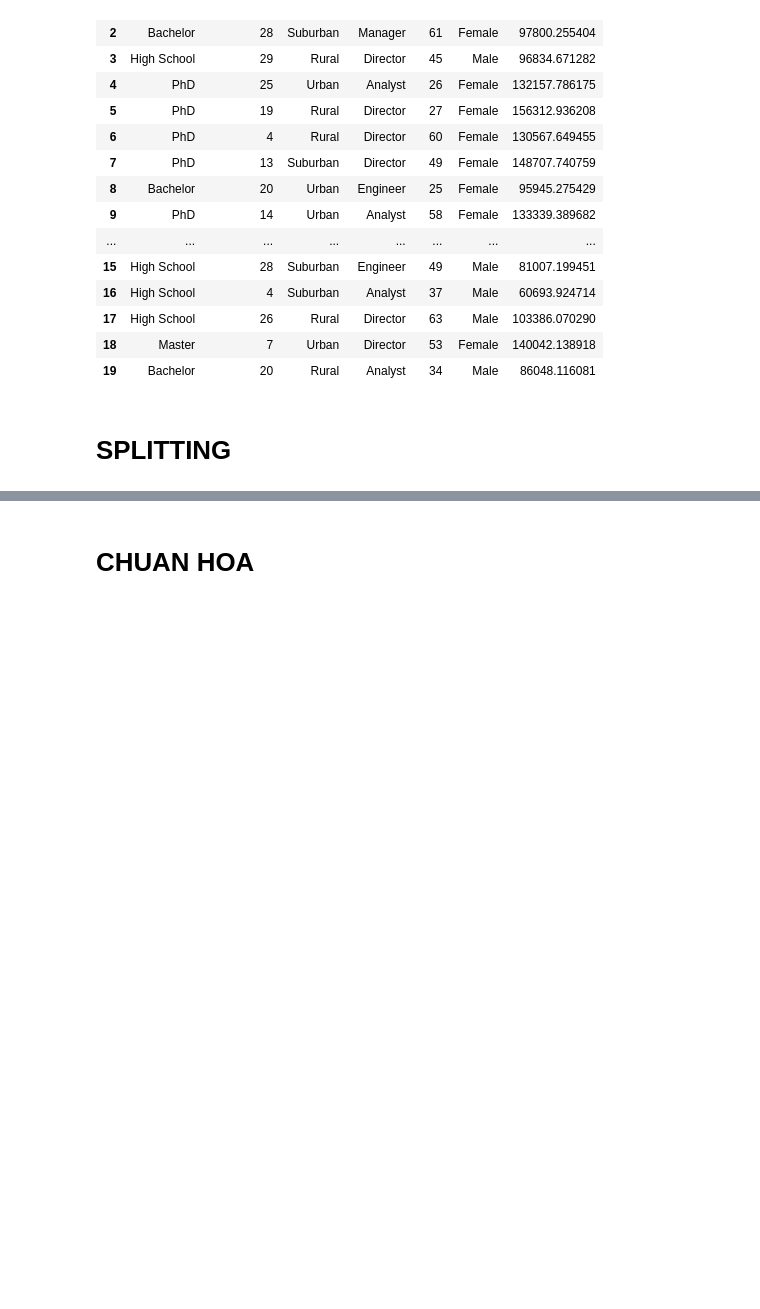
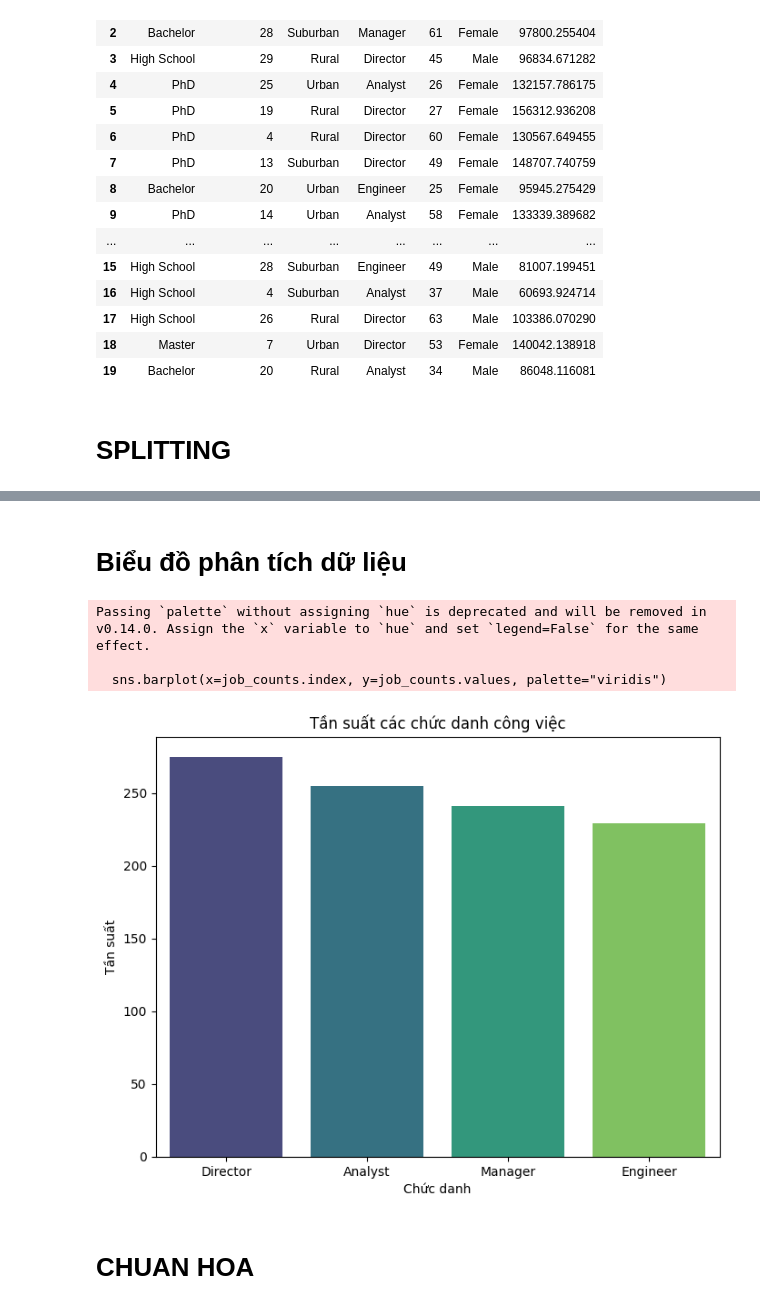
Before and after one commit to TienNguyenTLU/Machine_, a Jupyter notebook: ml.ipynb, the cells around one changed output, grey strips where cells are left out. Saved outputs shown, nothing was run; the diff lists cells and outputs as text; code cells hidden in the pictures; blank space fills up the shorter version.

```diff
--- a/ml.ipynb
+++ b/ml.ipynb
@@ -60,0 +61,16 @@ X.head(20)
+# %% [markdown]
+# Biểu đồ phân tích dữ liệu
+# %%
+job_counts = data['Job_Title'].value_counts()
+
+plt.figure(figsize=(8, 6))
+sns.barplot(x=job_counts.index, y=job_counts.values, palette="viridis")
+plt.title("Tần suất các chức danh công việc")
+plt.xlabel("Chức danh")
+plt.ylabel("Tần suất")
+plt.show()
+# %% [output]
+Passing `palette` without assigning `hue` is deprecated and will be removed in v0.14.0. Assign the `x` variable to `hue` and set `legend=False` for the same effect.
+
+  sns.barplot(x=job_counts.index, y=job_counts.values, palette="viridis")
+[figure, added]
```
Also changed, not shown: parts of 5 cells of this notebook.
